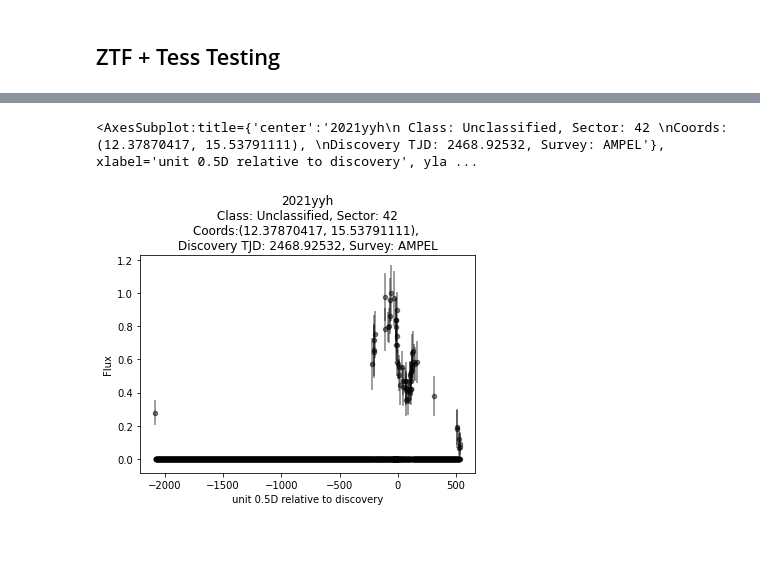
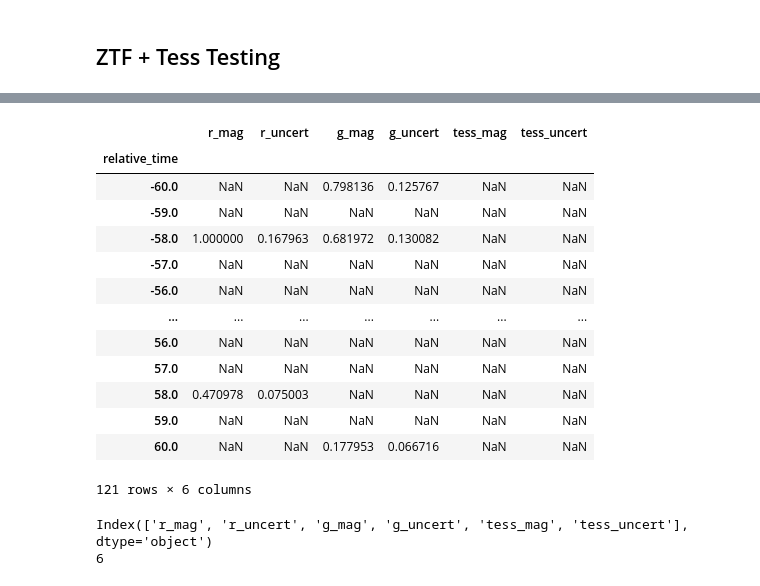
Before and after one commit to halihuang/TESSEpochTime, a Jupyter notebook: preprocessing.ipynb, the cells around one changed output, grey strips where cells are left out. Drawn from its saved outputs; the diff is of its cells as text; code cells hidden in the pictures; blank space fills up the shorter version.

```diff
--- a/preprocessing.ipynb
+++ b/preprocessing.ipynb
@@ -234,5 +224,23 @@ display_curve(df_slice, meta, "r_mag", "r_uncert")
-# %%
-display_curve(df_slice, meta, "r_mag", "r_uncert")
-# %% [output]
-<AxesSubplot:title={'center':'2021yyh\n Class: Unclassified, Sector: 42 \nCoords:(12.37870417, 15.53791111), \nDiscovery TJD: 2468.92532, Survey: AMPEL'}, xlabel='unit 0.5D relative to discovery', yla ...
-[figure, removed]
+# %%
+df_slice
+# %% [output]
+|  | r_mag | r_uncert | g_mag | g_uncert | tess_mag | tess_uncert |
+| relative_time |  |  |  |  |  |  |
+| -60.0 | NaN | NaN | 0.798136 | 0.125767 | NaN | NaN |
+| -59.0 | NaN | NaN | NaN | NaN | NaN | NaN |
+| -58.0 | 1.000000 | 0.167963 | 0.681972 | 0.130082 | NaN | NaN |
+| -57.0 | NaN | NaN | NaN | NaN | NaN | NaN |
+| -56.0 | NaN | NaN | NaN | NaN | NaN | NaN |
+| ... | ... | ... | ... | ... | ... | ... |
+| 56.0 | NaN | NaN | NaN | NaN | NaN | NaN |
+| 57.0 | NaN | NaN | NaN | NaN | NaN | NaN |
+| 58.0 | 0.470978 | 0.075003 | NaN | NaN | NaN | NaN |
+| 59.0 | NaN | NaN | NaN | NaN | NaN | NaN |
+| 60.0 | NaN | NaN | 0.177953 | 0.066716 | NaN | NaN |
+121 rows × 6 columns
+# %%
+print(df_slice.columns)
+print(len(df_slice.columns))
+# %% [output]
+Index(['r_mag', 'r_uncert', 'g_mag', 'g_uncert', 'tess_mag', 'tess_uncert'], dtype='object')
+6
```
Also changed, not shown: parts of 3 cells of this notebook, 2 other files.
